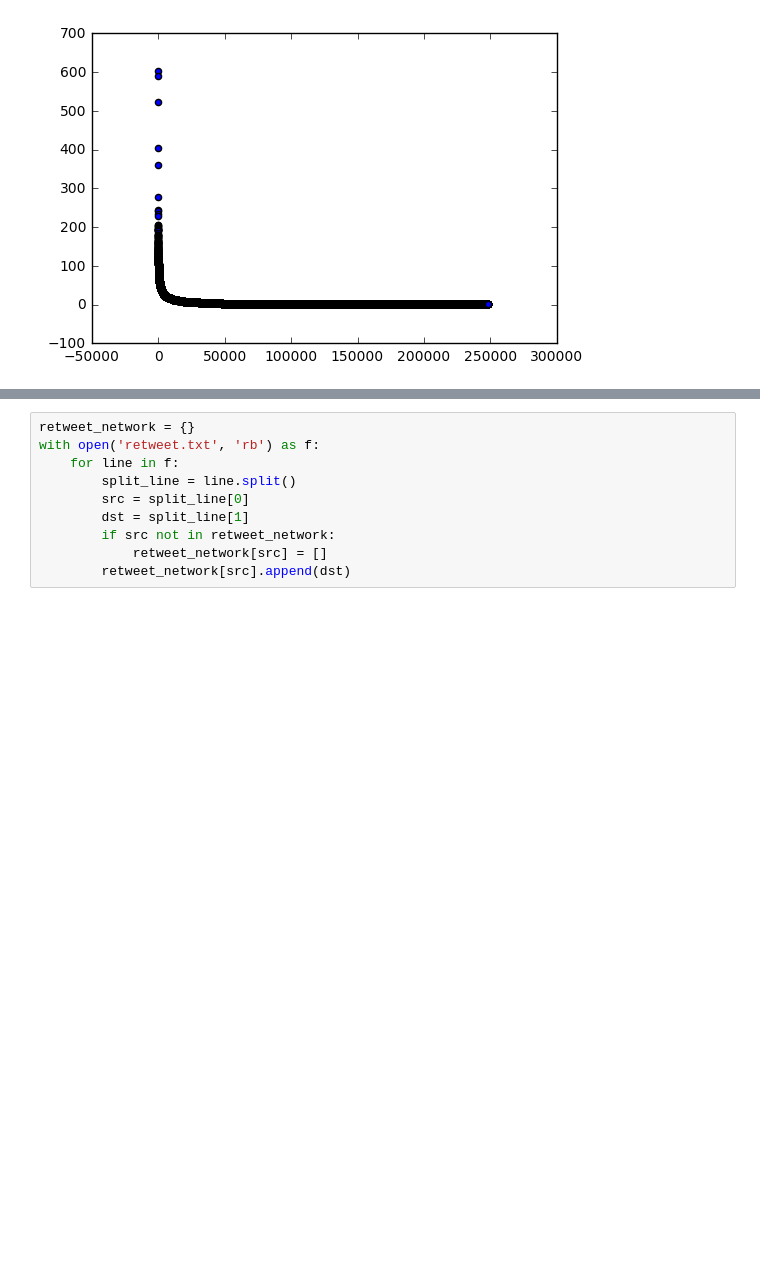
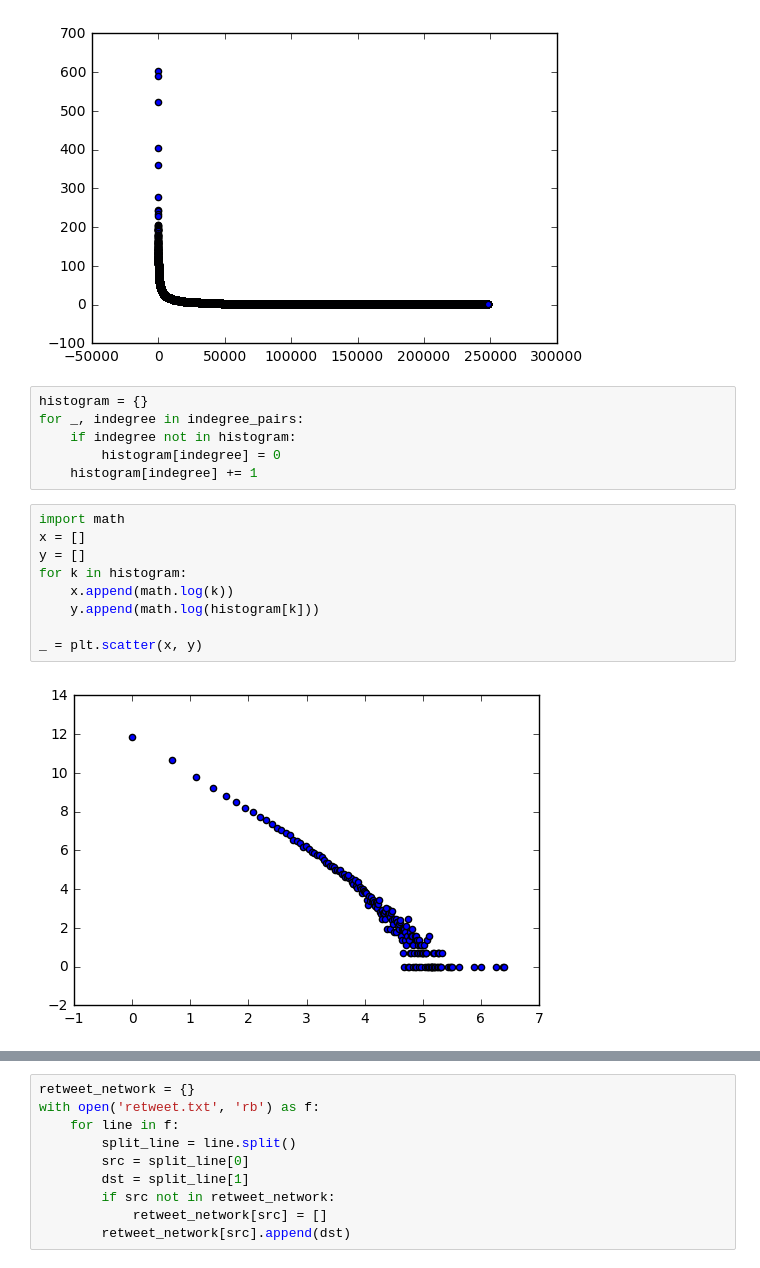
Before and after one commit to rhenwood39/FinalProject6850, a Jupyter notebook: 1MRichieJson/PLaw.ipynb, the cells around one changed output, grey strips where cells are left out. Cells and saved outputs as stored; diff of their text form; blank space fills up the shorter version.

Commit message:
updated graphs

```diff
--- a/1MRichieJson/PLaw.ipynb
+++ b/1MRichieJson/PLaw.ipynb
@@ -21,3 +21,20 @@ indegree_pairs.sort(key=lambda x : x[1], reverse=True)
 _ = plt.scatter(range(len(indegree_pairs)), [indegree_pair[1] for indegree_pair in indegree_pairs])
 # %% [output]
 [figure]
+# %%
+histogram = {}
+for _, indegree in indegree_pairs:
+    if indegree not in histogram:
+        histogram[indegree] = 0
+    histogram[indegree] += 1
+# %%
+import math
+x = []
+y = []
+for k in histogram:
+    x.append(math.log(k))
+    y.append(math.log(histogram[k]))
+
+_ = plt.scatter(x, y)
+# %% [output]
+[figure, added]
```
Also changed, not shown: parts of 1 cell of this notebook.
